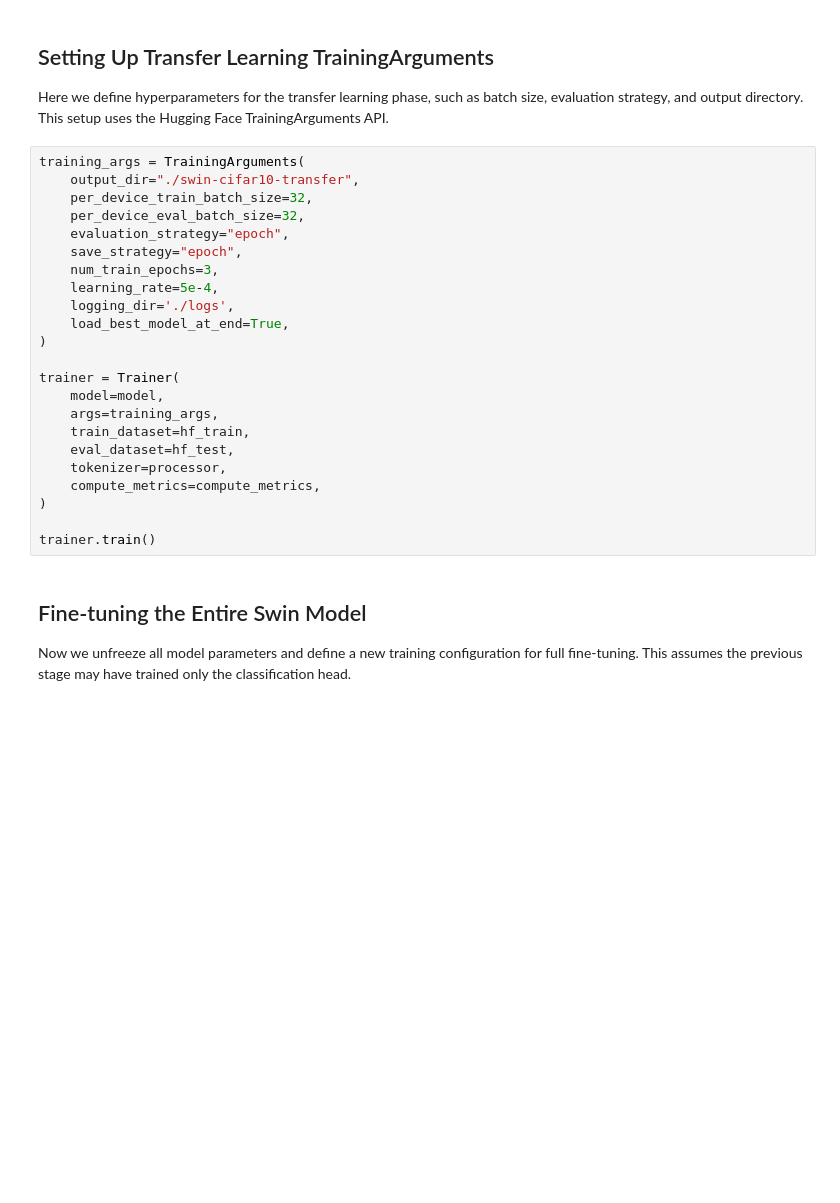
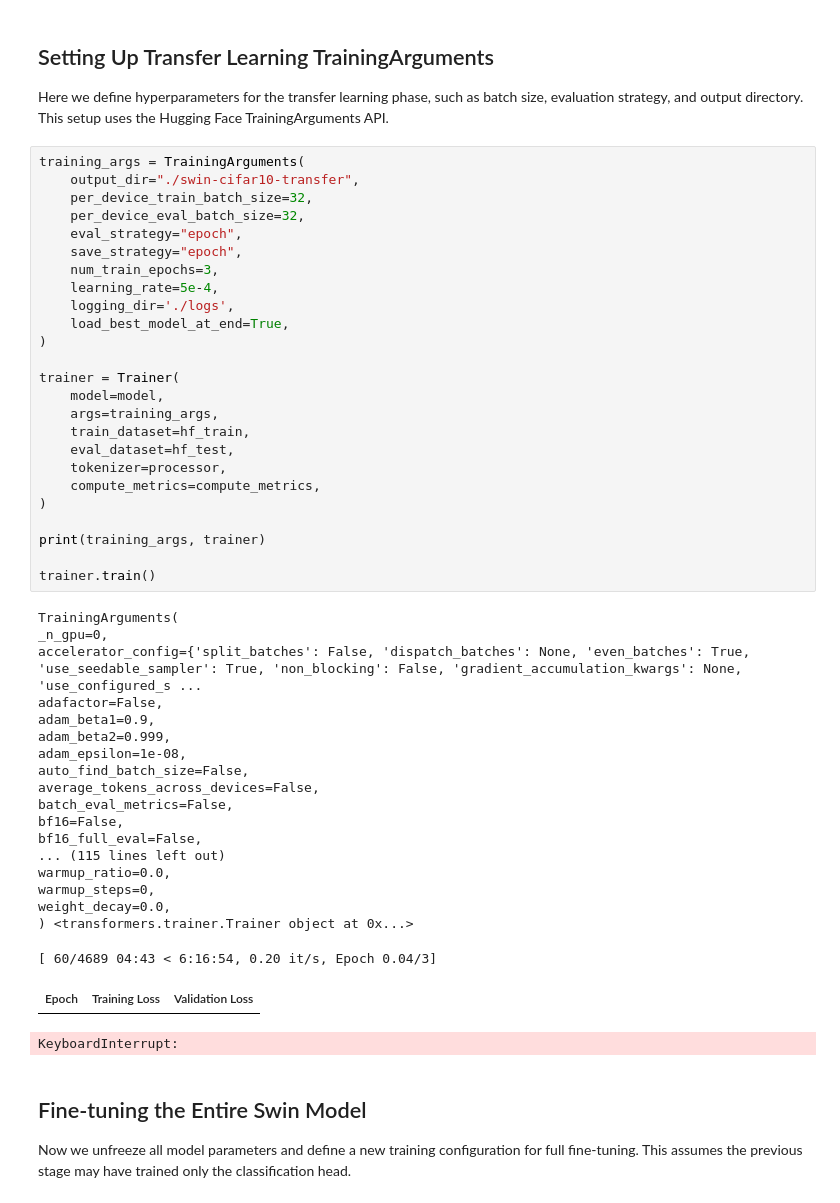
Before and after one commit to GabrielECoy/hands-on-introduction-to-transformers-for-computer-vision-4010343, a Jupyter notebook: 05_02.ipynb, the cells around one changed output. Cells and saved outputs as stored; diff of their text form; blank space fills up the shorter version.

```diff
--- a/05_02.ipynb
+++ b/05_02.ipynb
@@ -84,26 +144,49 @@ Here we define hyperparameters for the transfer learning phase, such as batch si
 # %%
 training_args = TrainingArguments(
     output_dir="./swin-cifar10-transfer",
     per_device_train_batch_size=32,
     per_device_eval_batch_size=32,
-    evaluation_strategy="epoch",
+    eval_strategy="epoch",
     save_strategy="epoch",
     num_train_epochs=3,
     learning_rate=5e-4,
     logging_dir='./logs',
     load_best_model_at_end=True,
 )
 
 trainer = Trainer(
     model=model,
     args=training_args,
     train_dataset=hf_train,
     eval_dataset=hf_test,
     tokenizer=processor,
     compute_metrics=compute_metrics,
 )
 
+print(training_args, trainer)
+
 trainer.train()
+# %% [output]
+TrainingArguments(
+_n_gpu=0,
+accelerator_config={'split_batches': False, 'dispatch_batches': None, 'even_batches': True, 'use_seedable_sampler': True, 'non_blocking': False, 'gradient_accumulation_kwargs': None, 'use_configured_s ...
+adafactor=False,
+adam_beta1=0.9,
+adam_beta2=0.999,
+adam_epsilon=1e-08,
+auto_find_batch_size=False,
+average_tokens_across_devices=False,
+batch_eval_metrics=False,
+bf16=False,
+bf16_full_eval=False,
+... (115 lines left out)
+warmup_ratio=0.0,
+warmup_steps=0,
+weight_decay=0.0,
+) <transformers.trainer.Trainer object at 0x...>
+[ 60/4689 04:43 < 6:16:54, 0.20 it/s, Epoch 0.04/3]
+| Epoch | Training Loss | Validation Loss |
+KeyboardInterrupt:
 # %% [markdown]
 ## Fine-tuning the Entire Swin Model
 Now we unfreeze all model parameters and define a new training configuration for full fine-tuning. This assumes the previous stage may have trained only the classification head.
```
Also changed, not shown: parts of 5 cells of this notebook.
